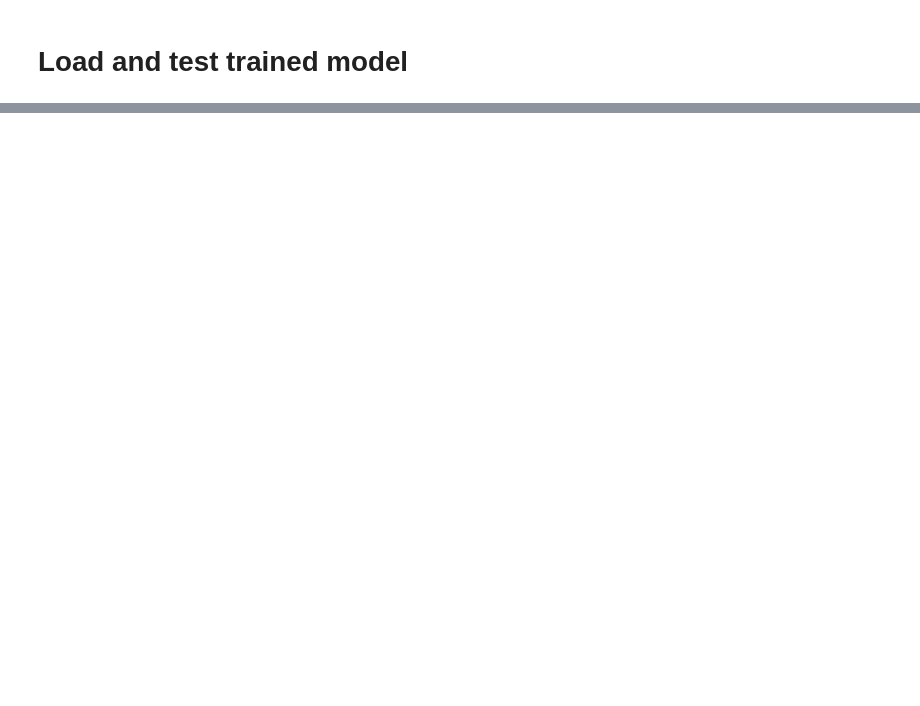
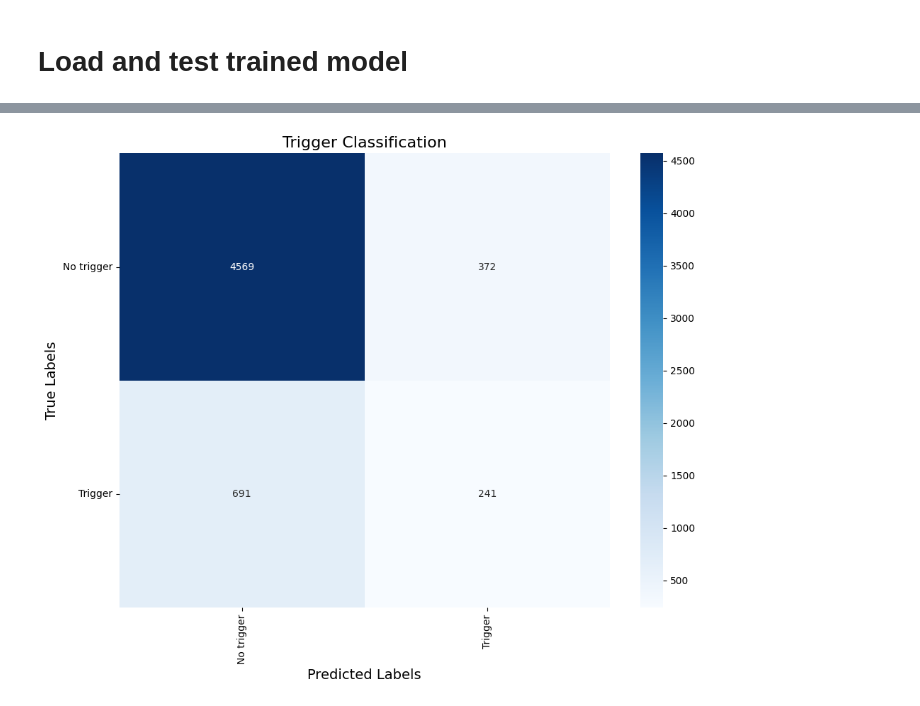
Before and after one commit to KatarzynaSzczepaniak/EDiReF, a Jupyter notebook: mixture_of_experts_single_gate.ipynb, the cells around one changed output, grey strips where cells are left out. Saved outputs shown, nothing was run; the diff lists cells and outputs as text; code cells hidden in the pictures; blank space fills up the shorter version.

```diff
--- a/mixture_of_experts_single_gate.ipynb
+++ b/mixture_of_experts_single_gate.ipynb
@@ -476,0 +660,4 @@ print(f"   F1-score: {avg_trigger_f1:.3f}")
+# %%
+plot_confusion_matrix(trigger_cm, ['No trigger', 'Trigger'], "Trigger Classification")
+# %% [output]
+[figure, added]
```
Also changed, not shown: parts of 24 cells of this notebook, 27 other files.
